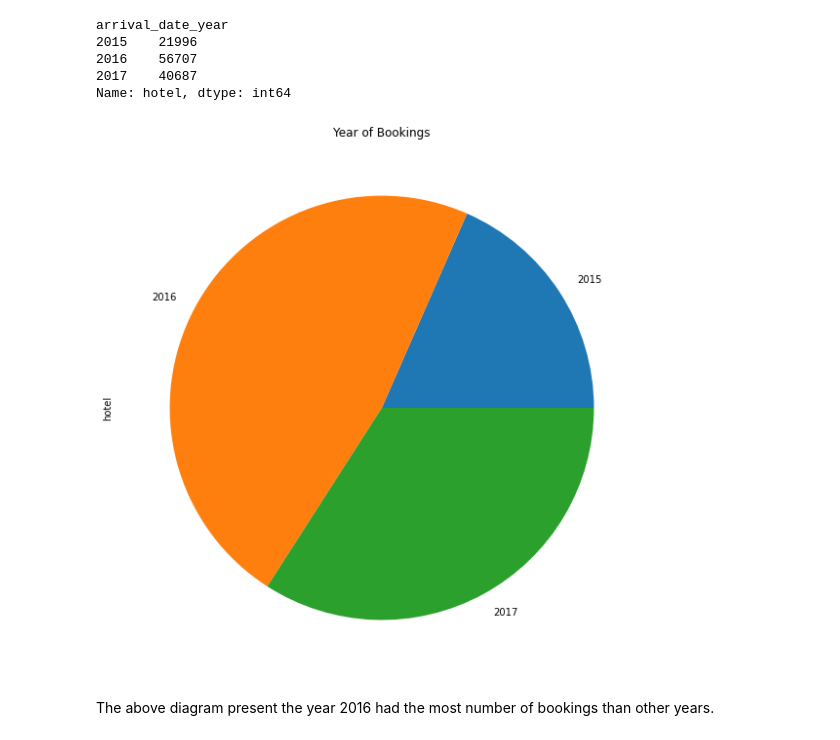
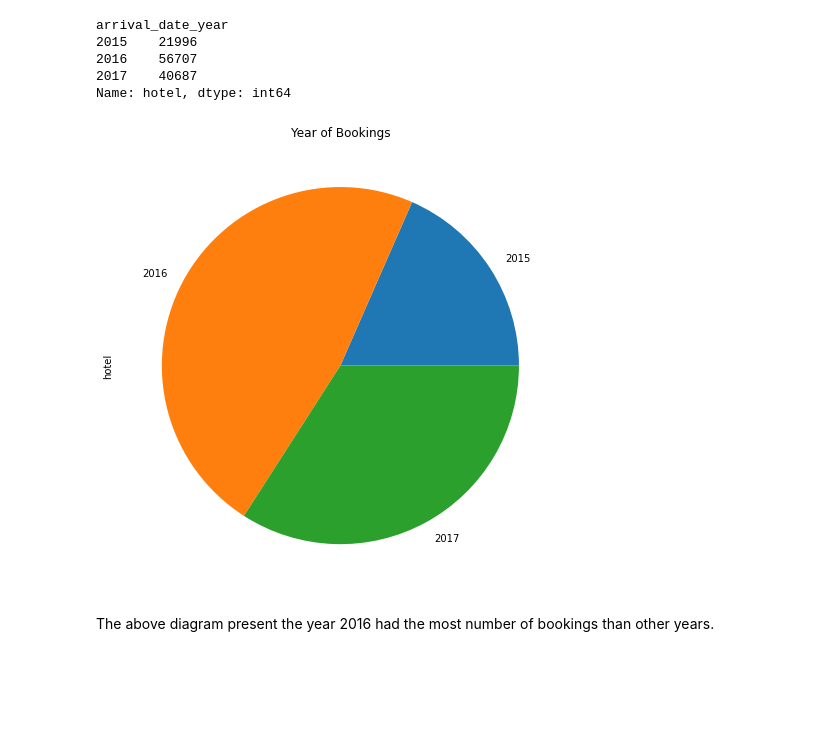
Before and after one commit to Ashik9576/Hotel-Booking-Analysis, a Jupyter notebook: Copy_of_Hotel_Booking_Analysis_Capstone_Project.ipynb, the cells around one changed output. Saved outputs shown, nothing was run; the diff lists cells and outputs as text; code cells hidden in the pictures; blank space fills up the shorter version.

```diff
--- a/Copy_of_Hotel_Booking_Analysis_Capstone_Project.ipynb
+++ b/Copy_of_Hotel_Booking_Analysis_Capstone_Project.ipynb
@@ -97,9 +97,9 @@ arrival_date_year
 2017    40687
 Name: hotel, dtype: int64
 # %%
-d=most_booking.plot(kind='pie', figsize = (10,10), title = 'Year of Bookings')
+d=most_booking.plot(kind='pie', figsize = (8,10), title = 'Year of Bookings')
 # %% [output]
-[figure, old version]
+[figure, new version]
 # %% [markdown]
  The above diagram present the year 2016 had the most number of bookings than
 other years.
```
Also changed, not shown: parts of 12 cells of this notebook.
